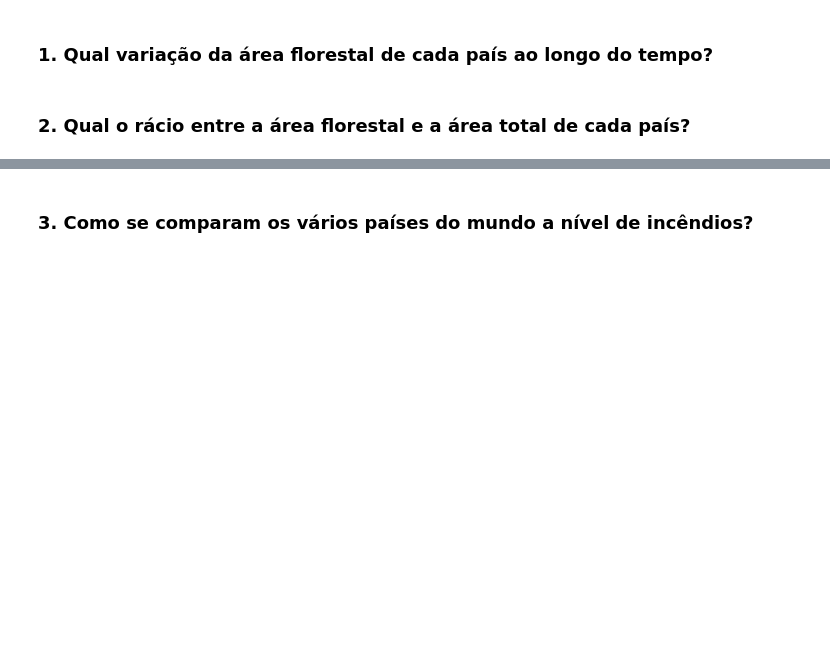
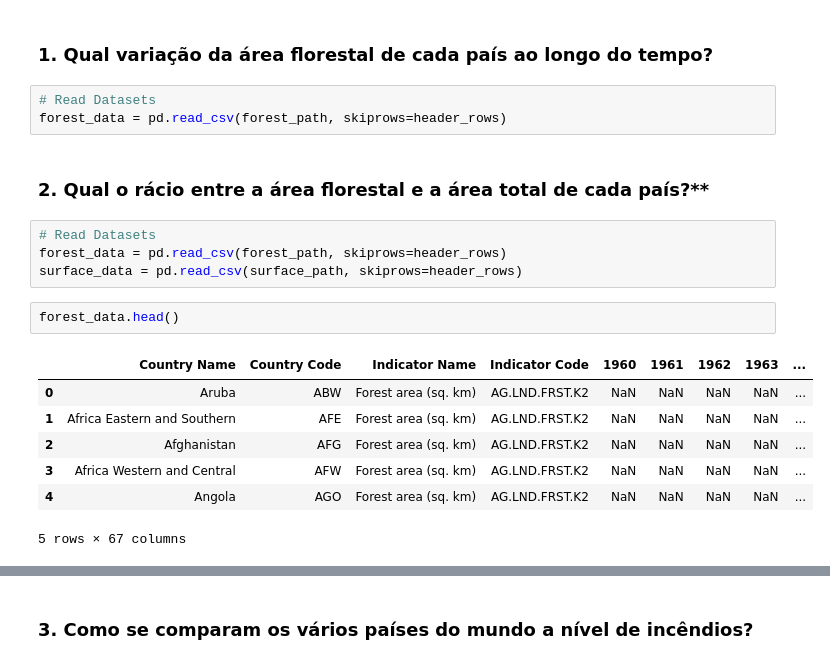
Before and after one commit to BeaMadeira/SGD-Projeto-2, a Jupyter notebook: python/sgd_project_2.ipynb, the cells around one changed output, grey strips where cells are left out. Drawn from its saved outputs; the diff is of its cells as text; blank space fills up the shorter version.

```diff
--- a/python/sgd_project_2.ipynb
+++ b/python/sgd_project_2.ipynb
@@ -16,4 +19,21 @@ path = "./data/"
 # %% [markdown]
 ### 1. Qual variação da área florestal de cada país ao longo do tempo?
+# %%
+# Read Datasets
+forest_data = pd.read_csv(forest_path, skiprows=header_rows)
 # %% [markdown]
-### 2. Qual o rácio entre a área florestal e a área total de cada país?
+### 2. Qual o rácio entre a área florestal e a área total de cada país?**
+# %%
+# Read Datasets
+forest_data = pd.read_csv(forest_path, skiprows=header_rows)
+surface_data = pd.read_csv(surface_path, skiprows=header_rows)
+# %%
+forest_data.head()
+# %% [output]
+|  | Country Name | Country Code | Indicator Name | Indicator Code | 1960 | 1961 | 1962 | 1963 | ... |
+| 0 | Aruba | ABW | Forest area (sq. km) | AG.LND.FRST.K2 | NaN | NaN | NaN | NaN | ... |
+| 1 | Africa Eastern and Southern | AFE | Forest area (sq. km) | AG.LND.FRST.K2 | NaN | NaN | NaN | NaN | ... |
+| 2 | Afghanistan | AFG | Forest area (sq. km) | AG.LND.FRST.K2 | NaN | NaN | NaN | NaN | ... |
+| 3 | Africa Western and Central | AFW | Forest area (sq. km) | AG.LND.FRST.K2 | NaN | NaN | NaN | NaN | ... |
+| 4 | Angola | AGO | Forest area (sq. km) | AG.LND.FRST.K2 | NaN | NaN | NaN | NaN | ... |
+5 rows × 67 columns
```
Also changed, not shown: parts of 5 cells of this notebook.
